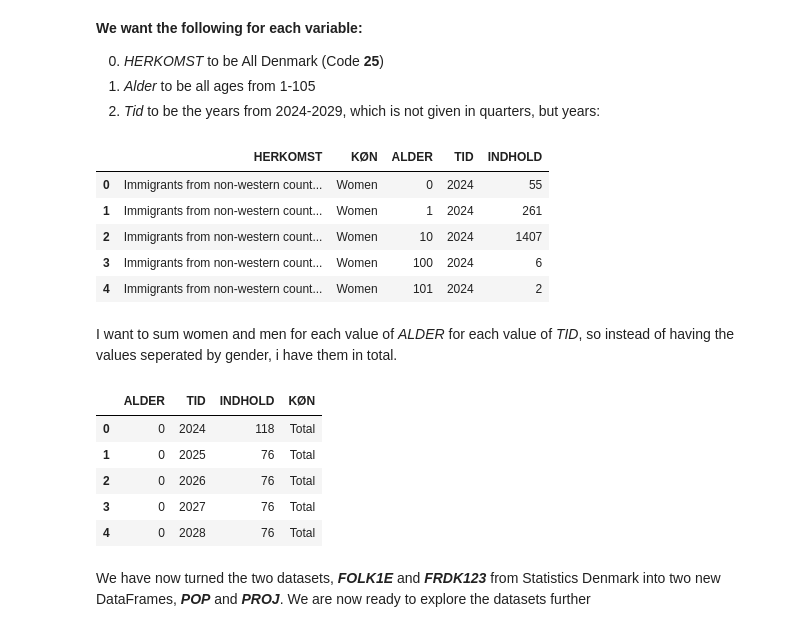
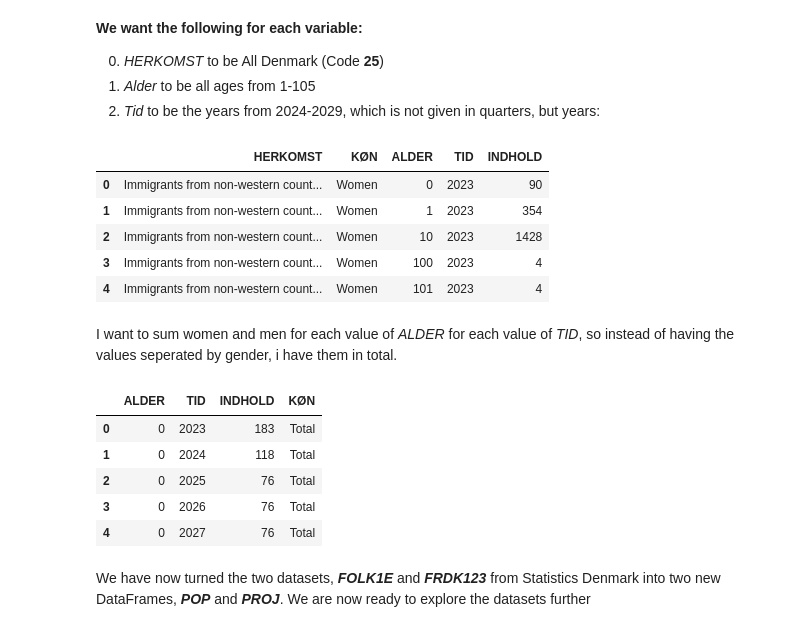
Before and after one commit to NumEconCopenhagen/projects-2024-team-westenholz, a Jupyter notebook: dataproject/dataproject.ipynb, the cells around one changed output. Cells and saved outputs as stored; diff of their text form; code cells hidden in the pictures.

```diff
--- a/dataproject/dataproject.ipynb
+++ b/dataproject/dataproject.ipynb
@@ -183,26 +183,30 @@ Last update: 2023-06-01T08:00:00
 4. *Tid* to be the years from 2024-2029, which is not given in quarters, but years:
 # %%
 params = FRDK._define_base_params(language='en')
-params['variables'][0]['values'] = ['25']
-params['variables'][3]['values'] = ['2024', '2025', '2026', '2027', '2028', '2029']
+params['variables'][0]['values'] = ['25']  # Assuming this is correct for your query
+params['variables'][3]['values'] = ['2023', '2024', '2025', '2026', '2027', '2028', '2029']
 
+# Now fetch the data with the updated parameters
 PROJ = FRDK.get_data(params=params)
+# Proceed with your data processing
+
 # Remove " years" in variable "ALDER" and convert to string
 PROJ['ALDER'] = PROJ['ALDER'].str.replace(" years", "").astype(str)
 PROJ['ALDER'] = PROJ['ALDER'].str.replace(" year", "").astype(str)
+
 PROJ.head()
 # %% [output]
 |  | HERKOMST | KØN | ALDER | TID | INDHOLD |
-| 0 | Immigrants from non-western count... | Women | 0 | 2024 | 55 |
-| 1 | Immigrants from non-western count... | Women | 1 | 2024 | 261 |
-| 2 | Immigrants from non-western count... | Women | 10 | 2024 | 1407 |
-| 3 | Immigrants from non-western count... | Women | 100 | 2024 | 6 |
-| 4 | Immigrants from non-western count... | Women | 101 | 2024 | 2 |
+| 0 | Immigrants from non-western count... | Women | 0 | 2023 | 90 |
+| 1 | Immigrants from non-western count... | Women | 1 | 2023 | 354 |
+| 2 | Immigrants from non-western count... | Women | 10 | 2023 | 1428 |
+| 3 | Immigrants from non-western count... | Women | 100 | 2023 | 4 |
+| 4 | Immigrants from non-western count... | Women | 101 | 2023 | 4 |
 # %% [markdown]
 I want to sum women and men for each value of *ALDER* for each value of *TID*, so instead of having the values seperated by gender, i have them in total.
 # %%
 # Group the data by 'ALDER' and 'TID' and sum 'INDHOLD'
-PROJ = proj.groupby(['ALDER', 'TID'], as_index=False)['INDHOLD'].sum()
+PROJ = PROJ.groupby(['ALDER', 'TID'], as_index=False)['INDHOLD'].sum()
 
 # Assign a new 'KØN' column with the value 'Total' to the aggregated result
 PROJ['KØN'] = 'Total'
@@ -211,11 +215,11 @@ PROJ['KØN'] = 'Total'
 PROJ.head()
 # %% [output]
 |  | ALDER | TID | INDHOLD | KØN |
-| 0 | 0 | 2024 | 118 | Total |
-| 1 | 0 | 2025 | 76 | Total |
-| 2 | 0 | 2026 | 76 | Total |
-| 3 | 0 | 2027 | 76 | Total |
-| 4 | 0 | 2028 | 76 | Total |
+| 0 | 0 | 2023 | 183 | Total |
+| 1 | 0 | 2024 | 118 | Total |
+| 2 | 0 | 2025 | 76 | Total |
+| 3 | 0 | 2026 | 76 | Total |
+| 4 | 0 | 2027 | 76 | Total |
 # %% [markdown]
 We have now turned the two datasets, ***FOLK1E*** and ***FRDK123*** from Statistics Denmark into two new DataFrames, ***POP*** and ***PROJ***. We are now ready to explore the datasets further
 # %% [markdown]
```
Also changed, not shown: parts of 11 cells of this notebook.
